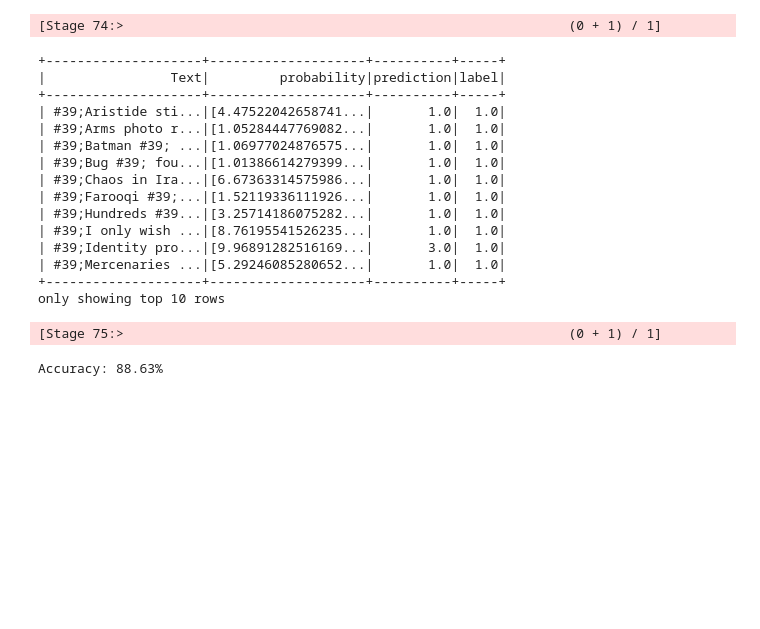
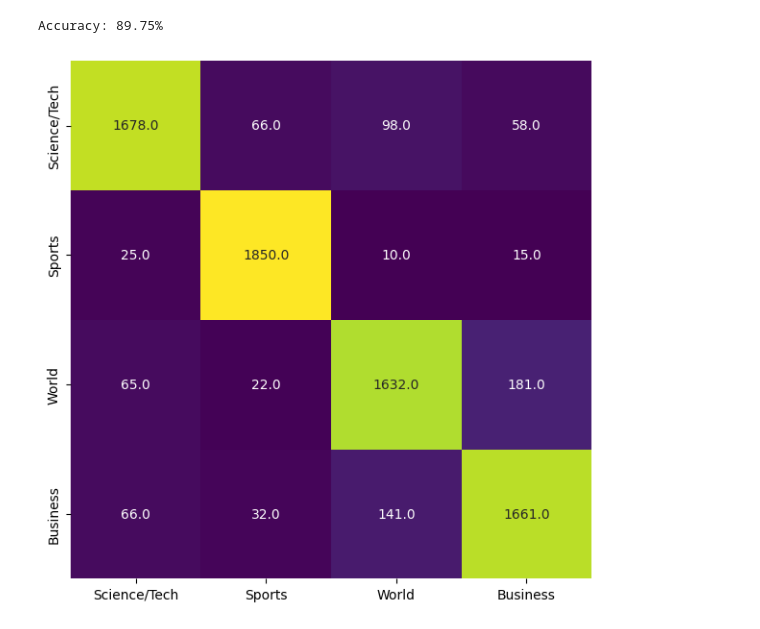
Before and after one commit to nassim-ali/News-Classification, a Jupyter notebook: app/news-classification.ipynb, the cells around one changed output. Saved outputs shown, nothing was run; the diff lists cells and outputs as text; code cells hidden in the pictures; blank space fills up the shorter version.

```diff
--- a/app/news-classification.ipynb
+++ b/app/news-classification.ipynb
@@ -134,3 +178,36 @@ predictions = lrModel.transform(test)
+# %%
+#accuracy
+evaluator = MulticlassClassificationEvaluator(
+    labelCol="label", predictionCol="prediction", metricName="accuracy")
+#accuracy in percentage
+accuracy = evaluator.evaluate(predictions)*100
+print("Accuracy: " + str(accuracy.__round__(2)) + "%")
+# %% [output]
+Accuracy: 89.75%
+# %%
+labels = {"World","Sports","Business", "Science/Tech"}
+
+preds_and_labels = preds_and_labels.withColumn('prediction', col('prediction').cast('double')) \
+                                   .withColumn('label', col('label').cast('double'))
+
+preds_and_labels_rdd = preds_and_labels.rdd.map(lambda row: (row['prediction'], row['label']))
+
+# generate metrics
+metrics = MulticlassMetrics(preds_and_labels_rdd)
+
+# figure object
+_ = plt.figure(figsize=(7, 7))
+
+# plot confusion matrix
+sns.heatmap(metrics.confusionMatrix().toArray(),
+            cmap='viridis',
+            annot=True,fmt='0',
+            cbar=False,
+            xticklabels=labels,
+            yticklabels=labels)
+plt.show()
+# %% [output]
+[figure, added]
 # %%
 #save the model
 lrModel.write().overwrite().save("./lrModel")
@@ -142,30 +217,0 @@ lrModel = LogisticRegressionModel.load("lrModel")
-# %%
-# show top 10 predictions
-predictions.select("Text", 'probability','prediction', 'label').show(10)
-# %% [output]
-[Stage 74:>                                                         (0 + 1) / 1]
-+--------------------+--------------------+----------+-----+
-|                Text|         probability|prediction|label|
-+--------------------+--------------------+----------+-----+
-| #39;Aristide sti...|[4.47522042658741...|       1.0|  1.0|
-| #39;Arms photo r...|[1.05284447769082...|       1.0|  1.0|
-| #39;Batman #39; ...|[1.06977024876575...|       1.0|  1.0|
-| #39;Bug #39; fou...|[1.01386614279399...|       1.0|  1.0|
-| #39;Chaos in Ira...|[6.67363314575986...|       1.0|  1.0|
-| #39;Farooqi #39;...|[1.52119336111926...|       1.0|  1.0|
-| #39;Hundreds #39...|[3.25714186075282...|       1.0|  1.0|
-| #39;I only wish ...|[8.76195541526235...|       1.0|  1.0|
-| #39;Identity pro...|[9.96891282516169...|       3.0|  1.0|
-| #39;Mercenaries ...|[5.29246085280652...|       1.0|  1.0|
-+--------------------+--------------------+----------+-----+
-only showing top 10 rows
-# %%
-#accuracy
-evaluator = MulticlassClassificationEvaluator(
-    labelCol="label", predictionCol="prediction", metricName="accuracy")
-#accuracy in percentage
-accuracy = evaluator.evaluate(predictions)*100
-print("Accuracy: " + str(accuracy.__round__(2)) + "%")
-# %% [output]
-[Stage 75:>                                                         (0 + 1) / 1]
-Accuracy: 88.63%
```
Also changed, not shown: parts of 45 cells of this notebook, 15 other files.
